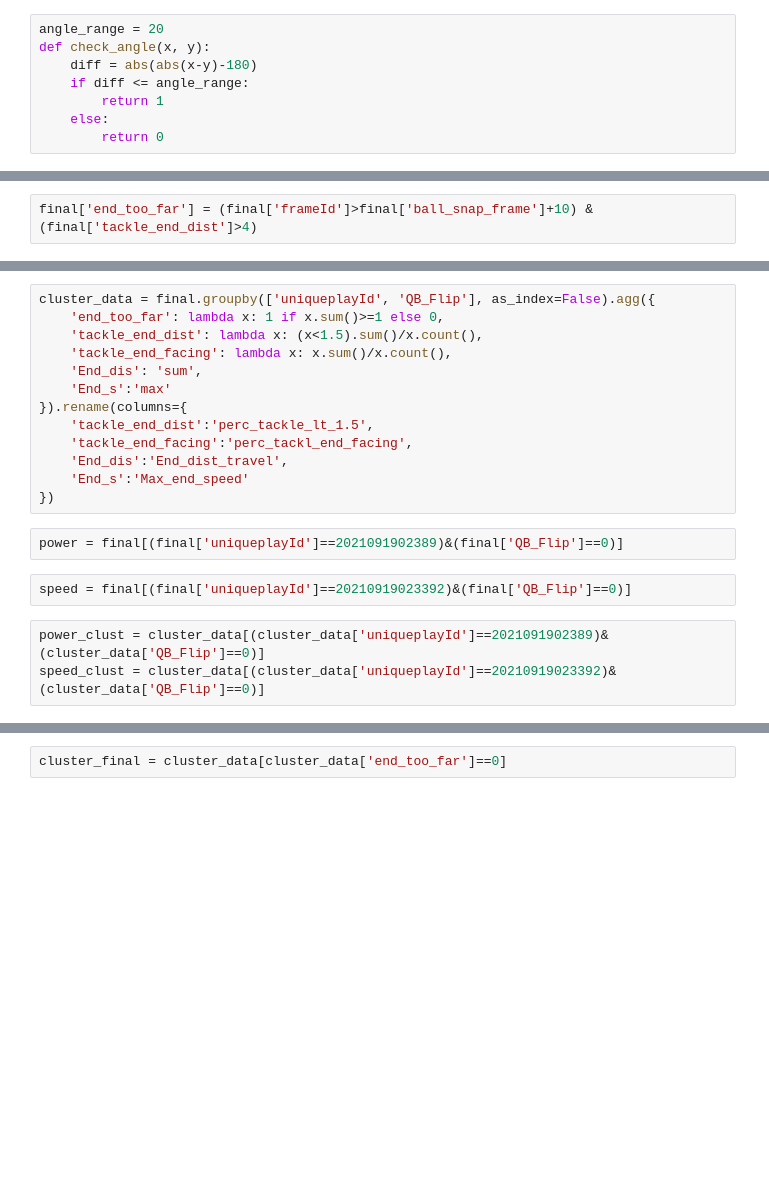
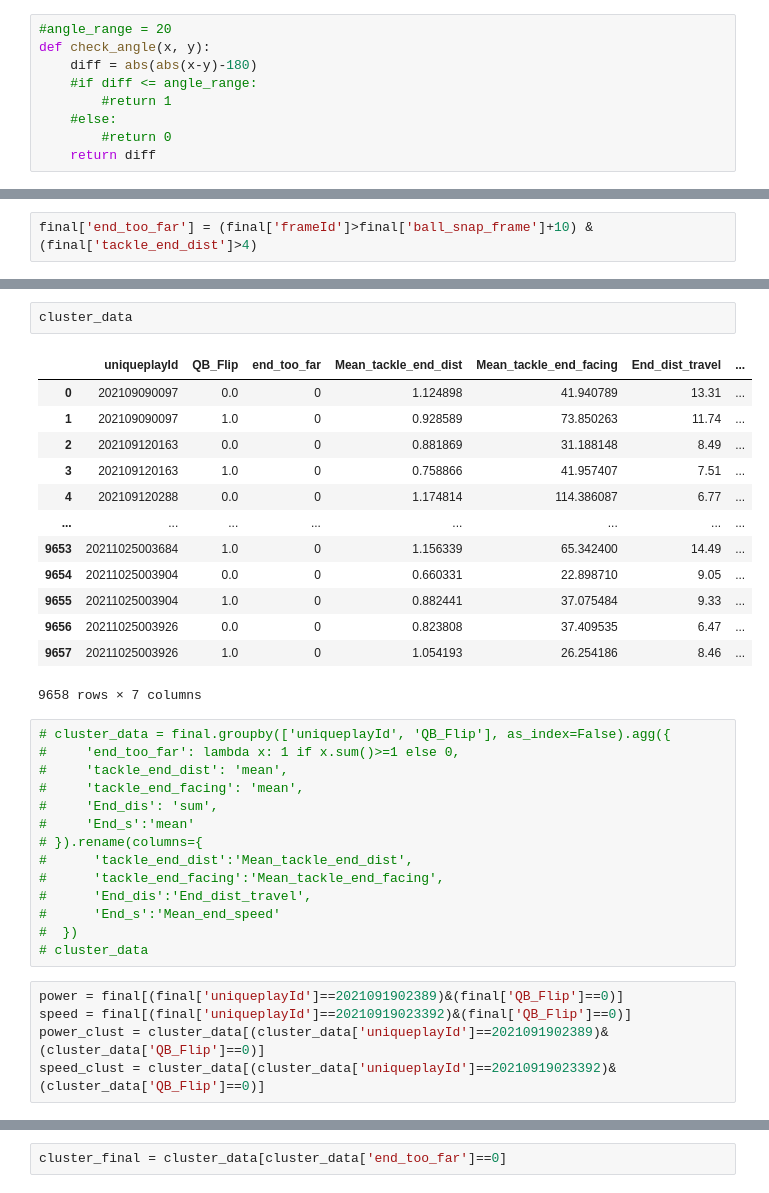
Before and after one commit to cnickol26/BigDataBowl2023, a Jupyter notebook: RushTypeModeling.ipynb, the cells around one changed output, grey strips where cells are left out. Saved outputs shown, nothing was run; the diff lists cells and outputs as text; blank space fills up the shorter version.

```diff
--- a/RushTypeModeling.ipynb
+++ b/RushTypeModeling.ipynb
@@ -148,13 +148,14 @@ def dist(x_1, y_1, x_2, y_2):
 # %%
 final['tackle_end_dist'] = dist(final['Tackle_new_x'], final['Tackle_new_y'], final['End_new_x'], final['End_new_y'])
 # %%
-angle_range = 20
+#angle_range = 20
 def check_angle(x, y):
     diff = abs(abs(x-y)-180)
-    if diff <= angle_range:
-        return 1
-    else:
-        return 0
+    #if diff <= angle_range:
+        #return 1
+    #else:
+        #return 0
+    return diff
 # %%
 final['tackle_end_facing'] = final.apply(lambda row: check_angle(row['Tackle_o'], row['End_o']),  axis=1)
 # %%
@@ -178,21 +190,36 @@ final['end_too_far'] = (final['frameId']>final['ball_snap_frame']+10) &(final['t
+# %%
+cluster_data
+# %% [output]
+|  | uniqueplayId | QB_Flip | end_too_far | Mean_tackle_end_dist | Mean_tackle_end_facing | End_dist_travel | ... |
+| 0 | 202109090097 | 0.0 | 0 | 1.124898 | 41.940789 | 13.31 | ... |
+| 1 | 202109090097 | 1.0 | 0 | 0.928589 | 73.850263 | 11.74 | ... |
+| 2 | 202109120163 | 0.0 | 0 | 0.881869 | 31.188148 | 8.49 | ... |
+| 3 | 202109120163 | 1.0 | 0 | 0.758866 | 41.957407 | 7.51 | ... |
+| 4 | 202109120288 | 0.0 | 0 | 1.174814 | 114.386087 | 6.77 | ... |
+| ... | ... | ... | ... | ... | ... | ... | ... |
+| 9653 | 20211025003684 | 1.0 | 0 | 1.156339 | 65.342400 | 14.49 | ... |
+| 9654 | 20211025003904 | 0.0 | 0 | 0.660331 | 22.898710 | 9.05 | ... |
+| 9655 | 20211025003904 | 1.0 | 0 | 0.882441 | 37.075484 | 9.33 | ... |
+| 9656 | 20211025003926 | 0.0 | 0 | 0.823808 | 37.409535 | 6.47 | ... |
+| 9657 | 20211025003926 | 1.0 | 0 | 1.054193 | 26.254186 | 8.46 | ... |
+9658 rows × 7 columns
 # %%
-cluster_data = final.groupby(['uniqueplayId', 'QB_Flip'], as_index=False).agg({
-    'end_too_far': lambda x: 1 if x.sum()>=1 else 0,
-    'tackle_end_dist': lambda x: (x<1.5).sum()/x.count(),
-    'tackle_end_facing': lambda x: x.sum()/x.count(),
-    'End_dis': 'sum',
-    'End_s':'max'
-}).rename(columns={
-    'tackle_end_dist':'perc_tackle_lt_1.5',
-    'tackle_end_facing':'perc_tackl_end_facing',
-    'End_dis':'End_dist_travel',
-    'End_s':'Max_end_speed'
-})
+# cluster_data = final.groupby(['uniqueplayId', 'QB_Flip'], as_index=False).agg({
+#     'end_too_far': lambda x: 1 if x.sum()>=1 else 0,
+#     'tackle_end_dist': 'mean',
+#     'tackle_end_facing': 'mean',
+#     'End_dis': 'sum',
+#     'End_s':'mean'
+# }).rename(columns={
+#      'tackle_end_dist':'Mean_tackle_end_dist',
+#      'tackle_end_facing':'Mean_tackle_end_facing',
+#      'End_dis':'End_dist_travel',
+#      'End_s':'Mean_end_speed'
+#  })
+# cluster_data
-# %%
-power = final[(final['uniqueplayId']==2021091902389)&(final['QB_Flip']==0)]
-# %%
-speed = final[(final['uniqueplayId']==20210919023392)&(final['QB_Flip']==0)]
 # %%
+power = final[(final['uniqueplayId']==2021091902389)&(final['QB_Flip']==0)]
+speed = final[(final['uniqueplayId']==20210919023392)&(final['QB_Flip']==0)]
 power_clust = cluster_data[(cluster_data['uniqueplayId']==2021091902389)&(cluster_data['QB_Flip']==0)]
 speed_clust = cluster_data[(cluster_data['uniqueplayId']==20210919023392)&(cluster_data['QB_Flip']==0)]
 # %%
```
Also changed, not shown: parts of 13 cells of this notebook.
